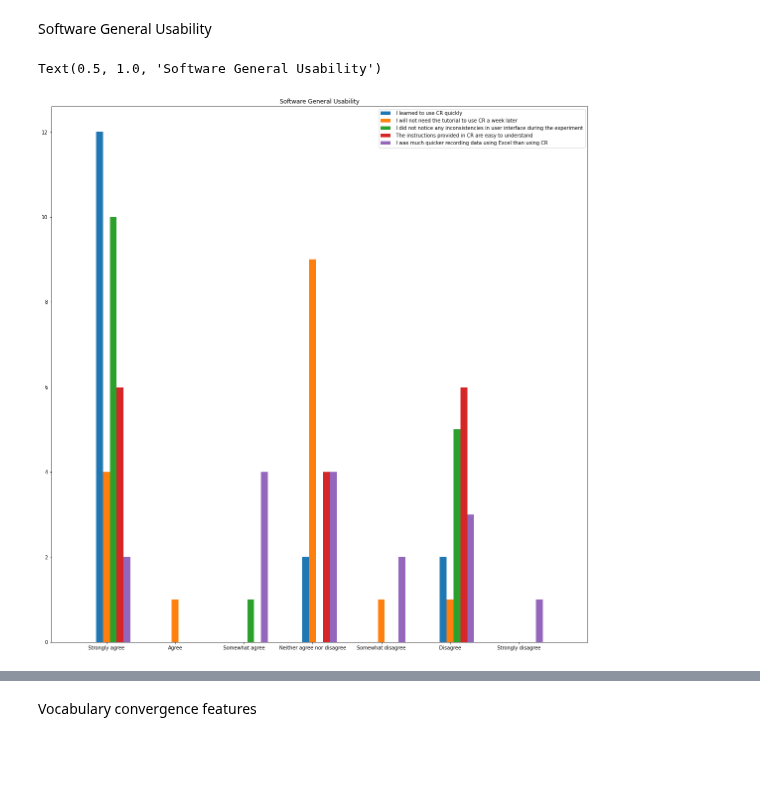
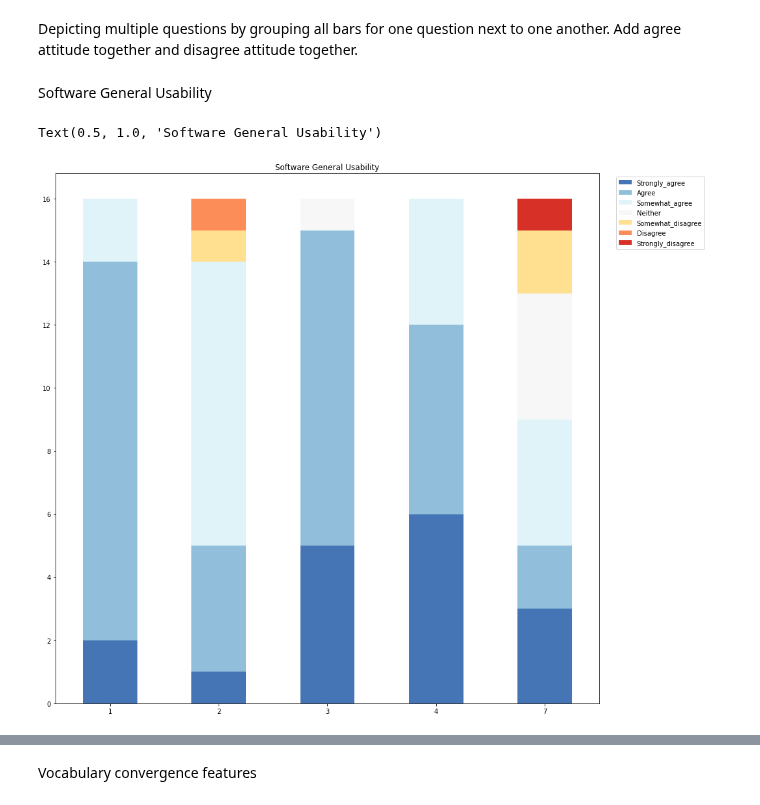
Before and after one commit to YuxuanZhou1/Character-Recorder-DA, a Jupyter notebook: Question classifier.ipynb, the cells around one changed output, grey strips where cells are left out. Cells and saved outputs as stored; diff of their text form; code cells hidden in the pictures; blank space fills up the shorter version.

Commit message:
update new graphs

```diff
--- a/Question classifier.ipynb
+++ b/Question classifier.ipynb
@@ -61,0 +64,36 @@ def draw3(value, Width, xlabel, scale):
+# %%
+def draw4(value, scale):
+    Agree = []
+    Disagree = []
+    Neither = []
+    Somewhat_agree = []
+    Somewhat_disagree = []
+    Strongly_agree = []
+    Strongly_disagree = []
+
+    for i in scale:
+        q = value["Q3_" + str(i)][18:34].value_counts()
+        dic = missing_fill_3(q).to_dict()
+
+        Agree.append(dic['Agree'])
+        Disagree.append(dic['Disagree'])
+        Neither.append(dic['Neither agree nor disagree'])
+        Somewhat_agree.append(dic['Somewhat agree'])
+        Somewhat_disagree.append(dic['Somewhat disagree'])
+        Strongly_agree.append(dic['Strongly agree'])
+        Strongly_disagree.append(dic['Strongly disagree'])
+
+    df = pd.DataFrame({'Strongly_agree': Strongly_agree,
+                    'Agree': Agree,
+                    'Somewhat_agree':Somewhat_agree,
+                    'Neither': Neither,
+                    'Somewhat_disagree': Somewhat_disagree,
+                    'Disagree': Disagree,
+                    'Strongly_disagree': Strongly_disagree}, index=scale)
+
+
+    df.plot.bar(stacked=True, rot=0, figsize=(15,15),color={"Strongly_agree": "#4575b4", "Agree":"#91bfdb", "Somewhat_agree":"#e0f3f8",
+                                                            "Neither": "#f7f7f7", "Somewhat_disagree":"#fee090", "Disagree":"#fc8d59",
+                                                            "Strongly_disagree": "#d73027"}).legend(bbox_to_anchor =(1.2, 1))
+# %% [markdown]
+Depicting multiple questions by grouping all bars for one question next to one another. Add agree attitude together and disagree attitude together.
@@ -65,11 +123,17 @@ a = ['Strongly agree','Agree', 'Somewhat agree', 'Neither agree nor disagree',
 # %% [markdown]
 Software General Usability
 # %%
-scale = [1, 2, 3, 4, 7]
-draw3(SA, 0.1, a, scale)
+#scale = [1, 2, 3, 4, 7]
+#draw3(SA, 0.1, a, scale)
 
-plt.savefig(os.path.join('Pics/Question Classifier/Software General Usability.png'), dpi=300, format='png', bbox_inches='tight')
-plt.title("Software General Usability")
+#plt.savefig(os.path.join('Pics/Question Classifier/Software General Usability.png'), dpi=300, format='png', bbox_inches='tight')
+#plt.title("Software General Usability")
-# %% [output]
-Text(0.5, 1.0, 'Software General Usability')
-[figure, removed]
+# %%
+scale = [1, 2, 3, 4, 7]
+draw4(SA, scale)
+
+plt.savefig(os.path.join('Pics/Question Classifier/Software General Usability.png'), dpi=300, format='png', bbox_inches='tight')
+plt.title("Software General Usability")
+# %% [output]
+Text(0.5, 1.0, 'Software General Usability')
+[figure, added]
```
Also changed, not shown: parts of 12 cells of this notebook, 11 other files.
